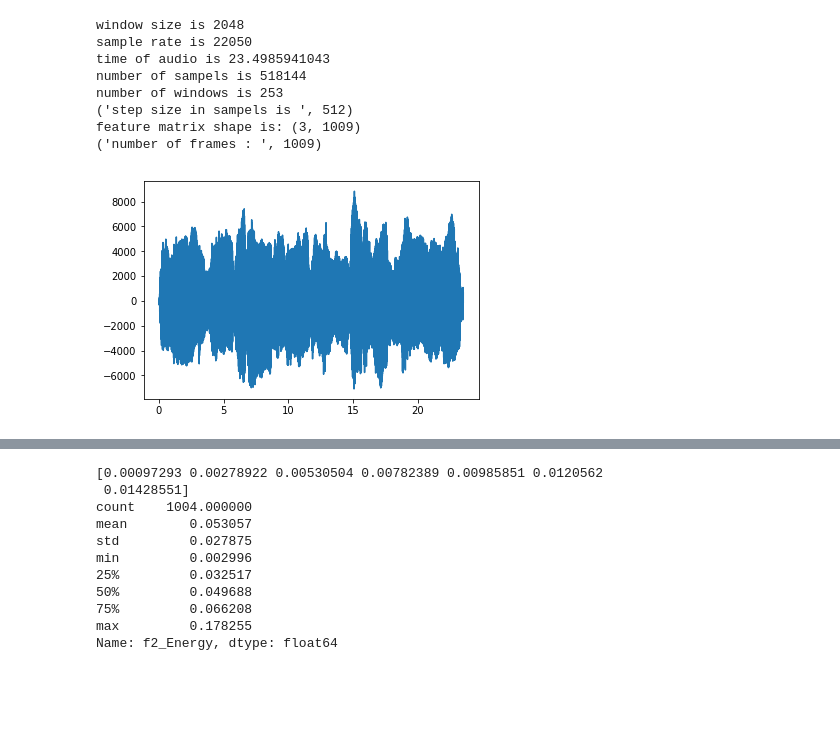
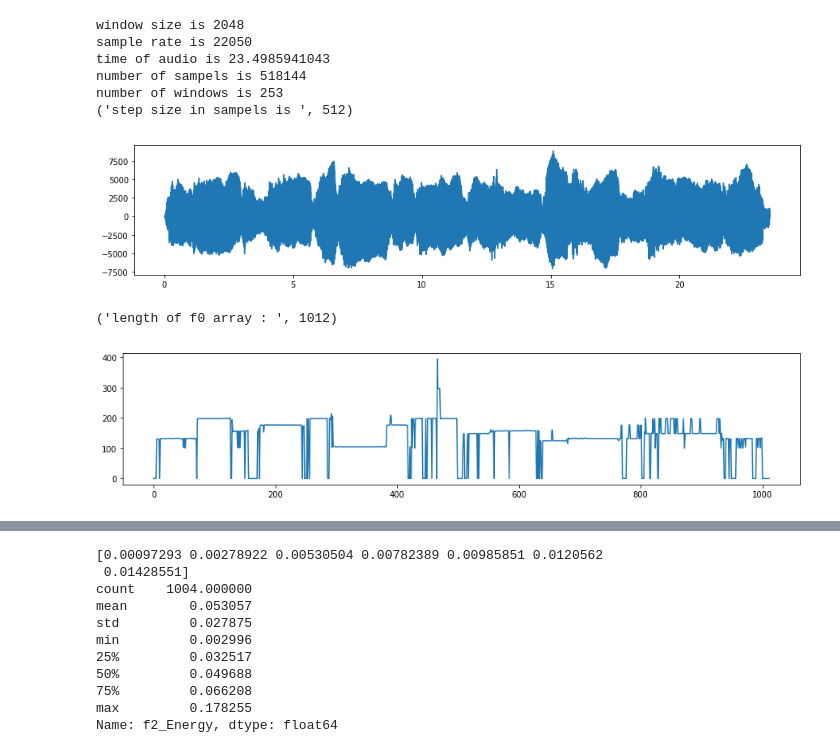
Before and after one commit to aspriya/my_music_codes, a Jupyter notebook: app_jupyter.ipynb, the cells around one changed output, grey strips where cells are left out. Drawn from its saved outputs; the diff is of its cells as text; code cells hidden in the pictures; blank space fills up the shorter version.

```diff
--- a/app_jupyter.ipynb
+++ b/app_jupyter.ipynb
@@ -6,11 +6,13 @@ import matplotlib.pyplot as plt
 import numpy as np
 import math
 from matplotlib import style
-from featureExtractionAspriya import short_term_feauture_extraction
+from featureExtractionAspriya import short_term_feauture_extraction, stSpectralFlux
 from spectralFeatureExtractionAspriya import stSpectogram
 from recordAudioWhilePloting import record
+from f0_detection import detect_f0
 import pandas as pd
-
+import seaborn as sns
+import tensorflow as tf
 # style.use('ggplot')
 
 
@@ -29,39 +31,41 @@ def generate_timeArray():
 fs, data = wavfile.read('onsetDetectionData/sounds/realorgan3.wav')
 length_of_audio = len(data) / float(fs)
 window = 'hanning'
 
 #time signal graph
 timeArray = generate_timeArray()
+
+f, ax = plt.subplots(figsize=(15, 3)) #figsize=(width, height)
 plt.plot(timeArray, data)
 
 #window_length_in_milliseconds = 92
 #window_length_in_samples = (fs *window_length_in_milliseconds) / 1000
 window_length_in_samples = 2048 #1024,2048,4096,8192
 nperseg = window_length_in_samples
 nfft = None #lenght of fft window. if zeor padding is neades, use a suitable power of 2 value here
 
 print("window size is " + str(window_length_in_samples))
 print("sample rate is " + str(fs))
 print("time of audio is "+ str(length_of_audio))
 print("number of sampels is "+ str(len(data)))
 print("number of windows is "+ str(len(data)/window_length_in_samples))
 
 
 step_size_in_samples = window_length_in_samples//4
 print("step size in sampels is ", step_size_in_samples)
-
-short_term_feautures = short_term_feauture_extraction(data, fs, window_length_in_samples, step_size_in_samples)
-print ("feature matrix shape is: " +str(short_term_feautures.shape))
-
-num_frames = len(short_term_feautures[0])
-print("number of frames : ", num_frames)
 # %% [output]
 window size is 2048
 sample rate is 22050
 time of audio is 23.4985941043
 number of sampels is 518144
 number of windows is 253
 ('step size in sampels is ', 512)
-feature matrix shape is: (3, 1009)
-('number of frames : ', 1009)
-[figure, old version]
+[figure, new version]
+# %%
+f0_array = detect_f0('onsetDetectionData/sounds/realorgan3.wav', 2048, 512)
+print("length of f0 array : ", len(f0_array))
+f, ax = plt.subplots(figsize=(15, 3)) #figsize=(width, height)
+plt.plot(f0_array);
+# %% [output]
+('length of f0 array : ', 1012)
+[figure, added]
```
Also changed, not shown: parts of 27 cells of this notebook, 29 other files.
